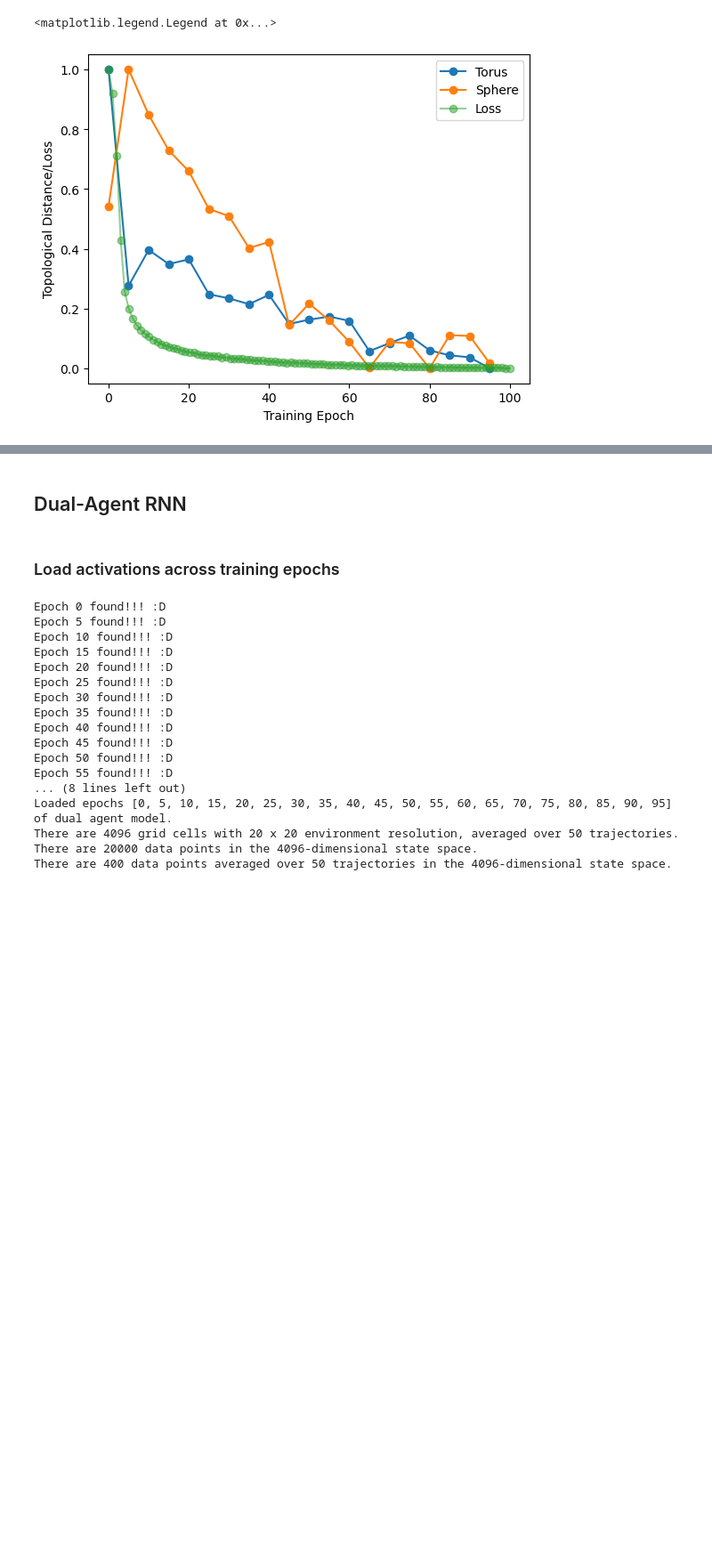
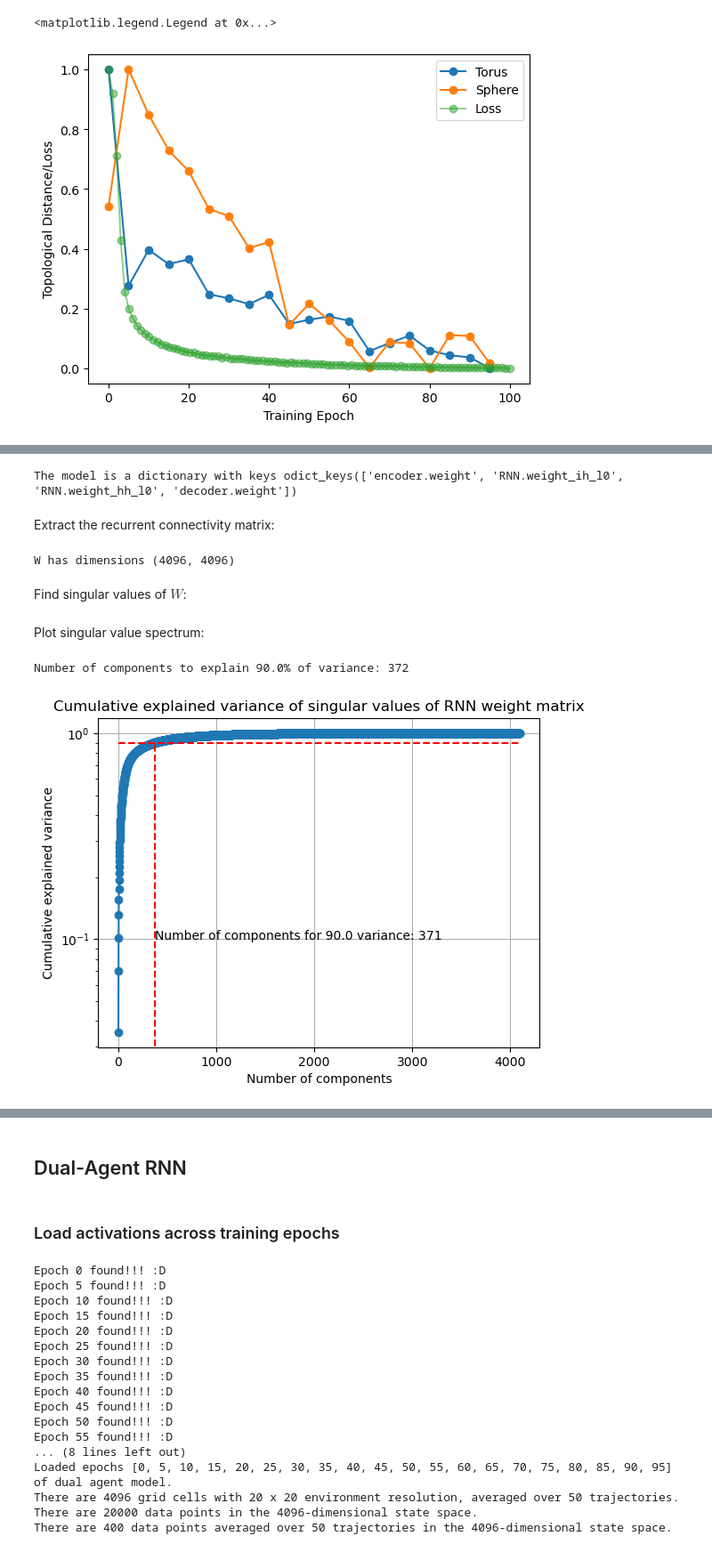
Before and after one commit to geometric-intelligence/neurometry, a Jupyter notebook: notebooks/10_application_rnns_grid_cells.ipynb, the cells around one changed output, grey strips where cells are left out. Shown at 89% size. Saved outputs shown, nothing was run; the diff lists cells and outputs as text; code cells hidden in the pictures; blank space fills up the shorter version.

```diff
--- a/notebooks/10_application_rnns_grid_cells.ipynb
+++ b/notebooks/10_application_rnns_grid_cells.ipynb
@@ -322,0 +389,73 @@ plt.legend();
+# %%
+parent_dir = os.getcwd() + "/datasets/rnn_grid_cells/"
+
+single_model_folder = "Single agent path integration/Seed 1 weight decay 1e-06/"
+single_model_parameters = "steps_20_batch_200_RNN_4096_relu_rf_012_DoG_True_periodic_False_lr_00001_weight_decay_1e-06/"
+
+saved_model_single_agent = torch.load(
+    parent_dir + single_model_folder + single_model_parameters + "final_model.pth"
+)
+
+
+print(f"The model is a dictionary with keys {saved_model_single_agent.keys()}")
+# %% [output]
+The model is a dictionary with keys odict_keys(['encoder.weight', 'RNN.weight_ih_l0', 'RNN.weight_hh_l0', 'decoder.weight'])
+# %% [markdown]
+Extract the recurrent connectivity matrix:
+# %%
+W = saved_model_single_agent["RNN.weight_hh_l0"].detach().numpy()
+print(f"W has dimensions {W.shape}")
+# %% [output]
+W has dimensions (4096, 4096)
+# %% [markdown]
+Find singular values of $W$:
+# %%
+singular_values = np.linalg.svd(W, compute_uv=False)
+# %% [markdown]
+Plot singular value spectrum:
+# %%
+ev_threshold = 0.9
+
+explained_variance = singular_values**2 / np.sum(singular_values**2)
+
+cumulative_explained_variance = np.cumsum(explained_variance)
+
+plt.plot(cumulative_explained_variance, "o-")
+
+plt.xlabel("Number of components")
+plt.ylabel("Cumulative explained variance")
+
+plt.yscale("log")
+plt.grid()
+
+
+plt.title("Cumulative explained variance of singular values of RNN weight matrix")
+
+plt.hlines(
+    ev_threshold, 0, len(cumulative_explained_variance), linestyles="dashed", colors="r"
+)
+
+plt.vlines(
+    np.where(cumulative_explained_variance >= ev_threshold)[0][0],
+    0,
+    ev_threshold,
+    linestyles="dashed",
+    colors="r",
+)
+
+# show number of components to explain 90% of variance on x-axis
+plt.text(
+    np.where(cumulative_explained_variance >= ev_threshold)[0][0],
+    0.1,
+    f"Number of components for {100*ev_threshold} variance: {np.where(cumulative_explained_variance >= ev_threshold)[0][0]}",
+)
+
+
+num_components = np.where(cumulative_explained_variance >= ev_threshold)[0][0] + 1
+
+print(
+    f"Number of components to explain {100*ev_threshold}% of variance: {num_components}"
+)
+# %% [output]
+Number of components to explain 90.0% of variance: 372
+[figure, added]
```
Also changed, not shown: parts of 26 cells of this notebook.
